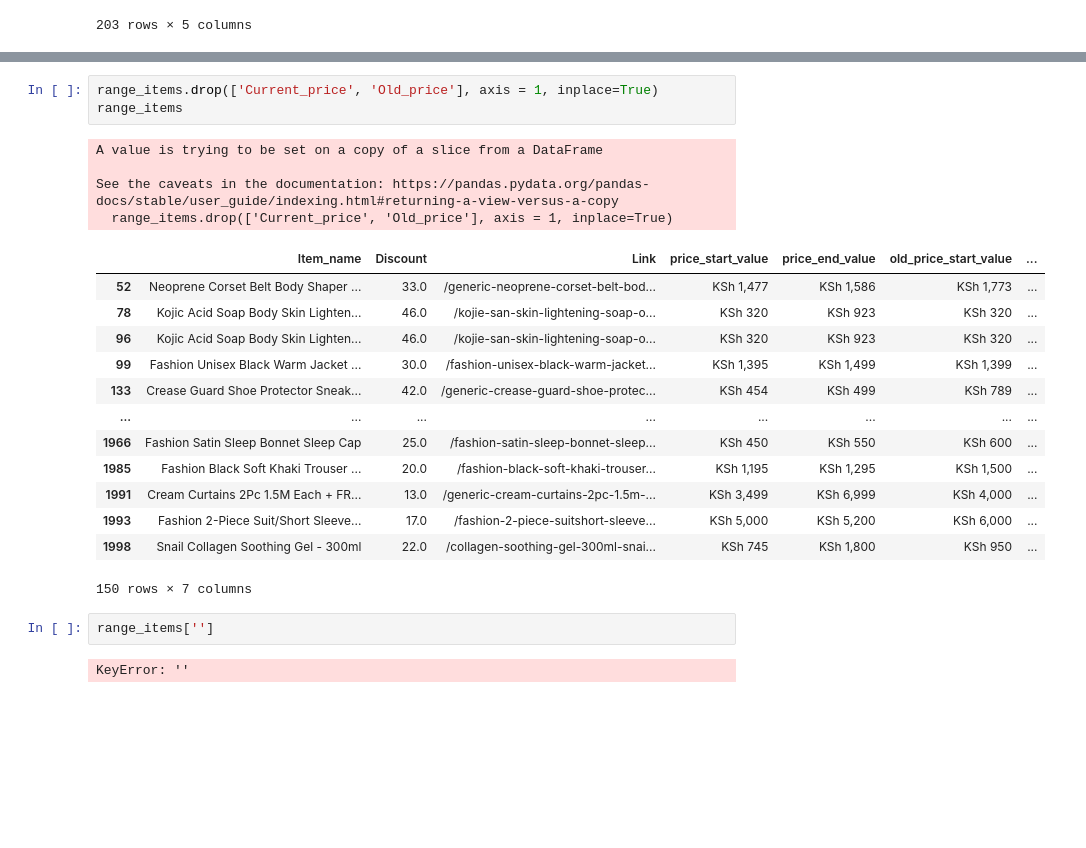
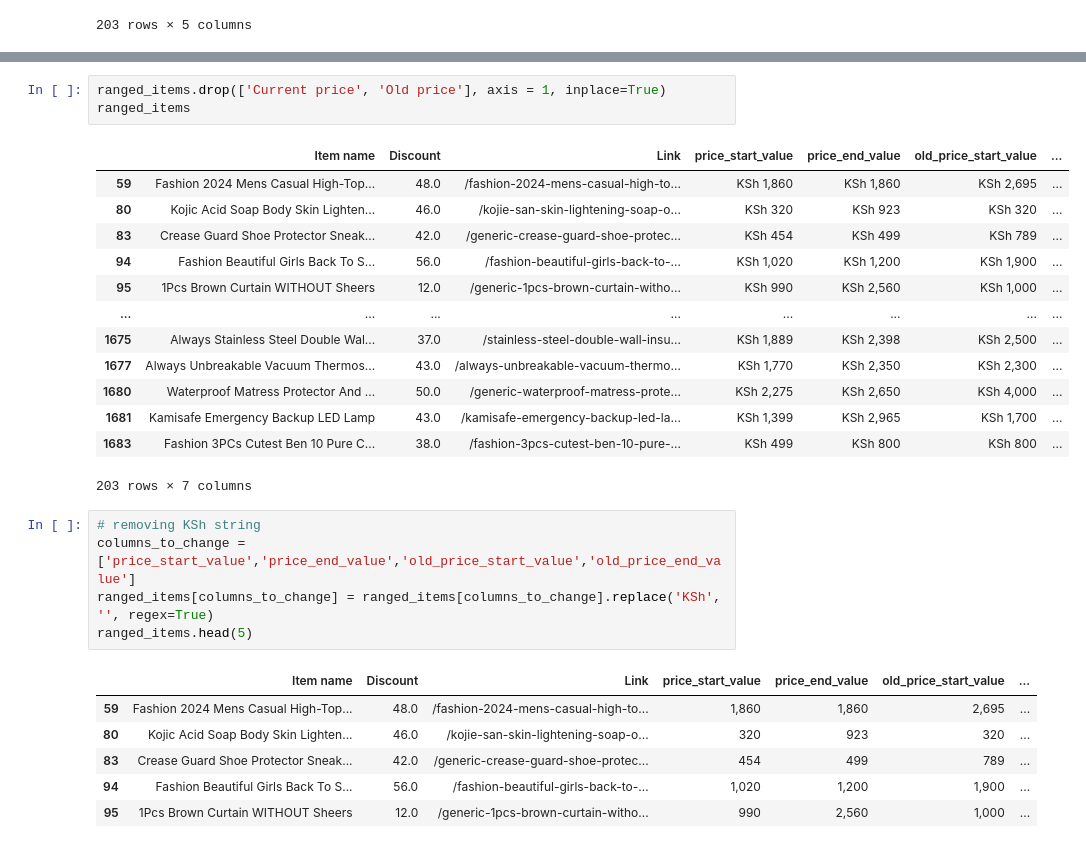
Before and after one commit to warren-bit/jumia_project, a Jupyter notebook: scraping_jumia.ipynb, the cells around one changed output, grey strips where cells are left out. Saved outputs shown, nothing was run; the diff lists cells and outputs as text; blank space fills up the shorter version.

```diff
--- a/scraping_jumia.ipynb
+++ b/scraping_jumia.ipynb
@@ -173,25 +145,29 @@ See the caveats in the documentation: https://pandas.pydata.org/pandas-docs/stab
 # %%
-range_items.drop(['Current_price', 'Old_price'], axis = 1, inplace=True)
-range_items
+ranged_items.drop(['Current price', 'Old price'], axis = 1, inplace=True)
+ranged_items
 # %% [output]
+|  | Item name | Discount | Link | price_start_value | price_end_value | old_price_start_value | ... |
+| 59 | Fashion 2024 Mens Casual High-Top... | 48.0 | /fashion-2024-mens-casual-high-to... | KSh 1,860 | KSh 1,860 | KSh 2,695 | ... |
+| 80 | Kojic Acid Soap Body Skin Lighten... | 46.0 | /kojie-san-skin-lightening-soap-o... | KSh 320 | KSh 923 | KSh 320 | ... |
+| 83 | Crease Guard Shoe Protector Sneak... | 42.0 | /generic-crease-guard-shoe-protec... | KSh 454 | KSh 499 | KSh 789 | ... |
+| 94 | Fashion Beautiful Girls Back To S... | 56.0 | /fashion-beautiful-girls-back-to-... | KSh 1,020 | KSh 1,200 | KSh 1,900 | ... |
+| 95 | 1Pcs Brown Curtain WITHOUT Sheers | 12.0 | /generic-1pcs-brown-curtain-witho... | KSh 990 | KSh 2,560 | KSh 1,000 | ... |
+| ... | ... | ... | ... | ... | ... | ... | ... |
+| 1675 | Always Stainless Steel Double Wal... | 37.0 | /stainless-steel-double-wall-insu... | KSh 1,889 | KSh 2,398 | KSh 2,500 | ... |
+| 1677 | Always Unbreakable Vacuum Thermos... | 43.0 | /always-unbreakable-vacuum-thermo... | KSh 1,770 | KSh 2,350 | KSh 2,300 | ... |
+| 1680 | Waterproof Matress Protector And ... | 50.0 | /generic-waterproof-matress-prote... | KSh 2,275 | KSh 2,650 | KSh 4,000 | ... |
+| 1681 | Kamisafe Emergency Backup LED Lamp | 43.0 | /kamisafe-emergency-backup-led-la... | KSh 1,399 | KSh 2,965 | KSh 1,700 | ... |
+| 1683 | Fashion 3PCs Cutest Ben 10 Pure C... | 38.0 | /fashion-3pcs-cutest-ben-10-pure-... | KSh 499 | KSh 800 | KSh 800 | ... |
-A value is trying to be set on a copy of a slice from a DataFrame
-
-See the caveats in the documentation: https://pandas.pydata.org/pandas-docs/stable/user_guide/indexing.html#returning-a-view-versus-a-copy
-  range_items.drop(['Current_price', 'Old_price'], axis = 1, inplace=True)
+203 rows × 7 columns
-|  | Item_name | Discount | Link | price_start_value | price_end_value | old_price_start_value | ... |
-| 52 | Neoprene Corset Belt Body Shaper ... | 33.0 | /generic-neoprene-corset-belt-bod... | KSh 1,477 | KSh 1,586 | KSh 1,773 | ... |
-| 78 | Kojic Acid Soap Body Skin Lighten... | 46.0 | /kojie-san-skin-lightening-soap-o... | KSh 320 | KSh 923 | KSh 320 | ... |
-| 96 | Kojic Acid Soap Body Skin Lighten... | 46.0 | /kojie-san-skin-lightening-soap-o... | KSh 320 | KSh 923 | KSh 320 | ... |
-| 99 | Fashion Unisex Black Warm Jacket ... | 30.0 | /fashion-unisex-black-warm-jacket... | KSh 1,395 | KSh 1,499 | KSh 1,399 | ... |
-| 133 | Crease Guard Shoe Protector Sneak... | 42.0 | /generic-crease-guard-shoe-protec... | KSh 454 | KSh 499 | KSh 789 | ... |
-| ... | ... | ... | ... | ... | ... | ... | ... |
-| 1966 | Fashion Satin Sleep Bonnet Sleep Cap | 25.0 | /fashion-satin-sleep-bonnet-sleep... | KSh 450 | KSh 550 | KSh 600 | ... |
-| 1985 | Fashion Black Soft Khaki Trouser ... | 20.0 | /fashion-black-soft-khaki-trouser... | KSh 1,195 | KSh 1,295 | KSh 1,500 | ... |
-| 1991 | Cream Curtains 2Pc 1.5M Each + FR... | 13.0 | /generic-cream-curtains-2pc-1.5m-... | KSh 3,499 | KSh 6,999 | KSh 4,000 | ... |
-| 1993 | Fashion 2-Piece Suit/Short Sleeve... | 17.0 | /fashion-2-piece-suitshort-sleeve... | KSh 5,000 | KSh 5,200 | KSh 6,000 | ... |
-| 1998 | Snail Collagen Soothing Gel - 300ml | 22.0 | /collagen-soothing-gel-300ml-snai... | KSh 745 | KSh 1,800 | KSh 950 | ... |
-150 rows × 7 columns
-# %%
-range_items['']
-# %% [output]
-KeyError: ''
+# %%
+# removing KSh string
+columns_to_change = ['price_start_value','price_end_value','old_price_start_value','old_price_end_value']
+ranged_items[columns_to_change] = ranged_items[columns_to_change].replace('KSh', '', regex=True)
+ranged_items.head(5)
+# %% [output]
+|  | Item name | Discount | Link | price_start_value | price_end_value | old_price_start_value | ... |
+| 59 | Fashion 2024 Mens Casual High-Top... | 48.0 | /fashion-2024-mens-casual-high-to... | 1,860 | 1,860 | 2,695 | ... |
+| 80 | Kojic Acid Soap Body Skin Lighten... | 46.0 | /kojie-san-skin-lightening-soap-o... | 320 | 923 | 320 | ... |
+| 83 | Crease Guard Shoe Protector Sneak... | 42.0 | /generic-crease-guard-shoe-protec... | 454 | 499 | 789 | ... |
+| 94 | Fashion Beautiful Girls Back To S... | 56.0 | /fashion-beautiful-girls-back-to-... | 1,020 | 1,200 | 1,900 | ... |
+| 95 | 1Pcs Brown Curtain WITHOUT Sheers | 12.0 | /generic-1pcs-brown-curtain-witho... | 990 | 2,560 | 1,000 | ... |
```
Also changed, not shown: parts of 13 cells of this notebook.
